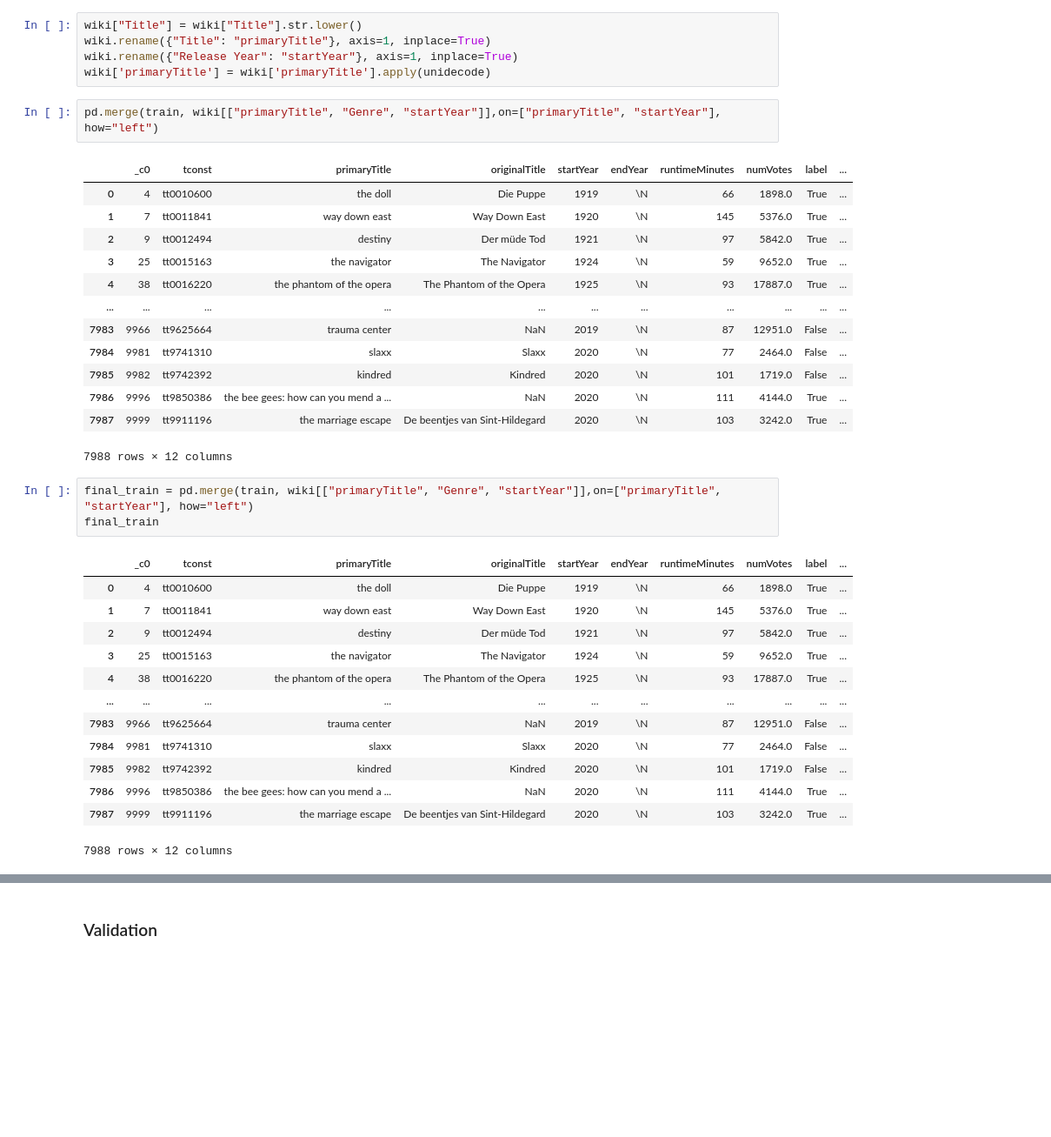
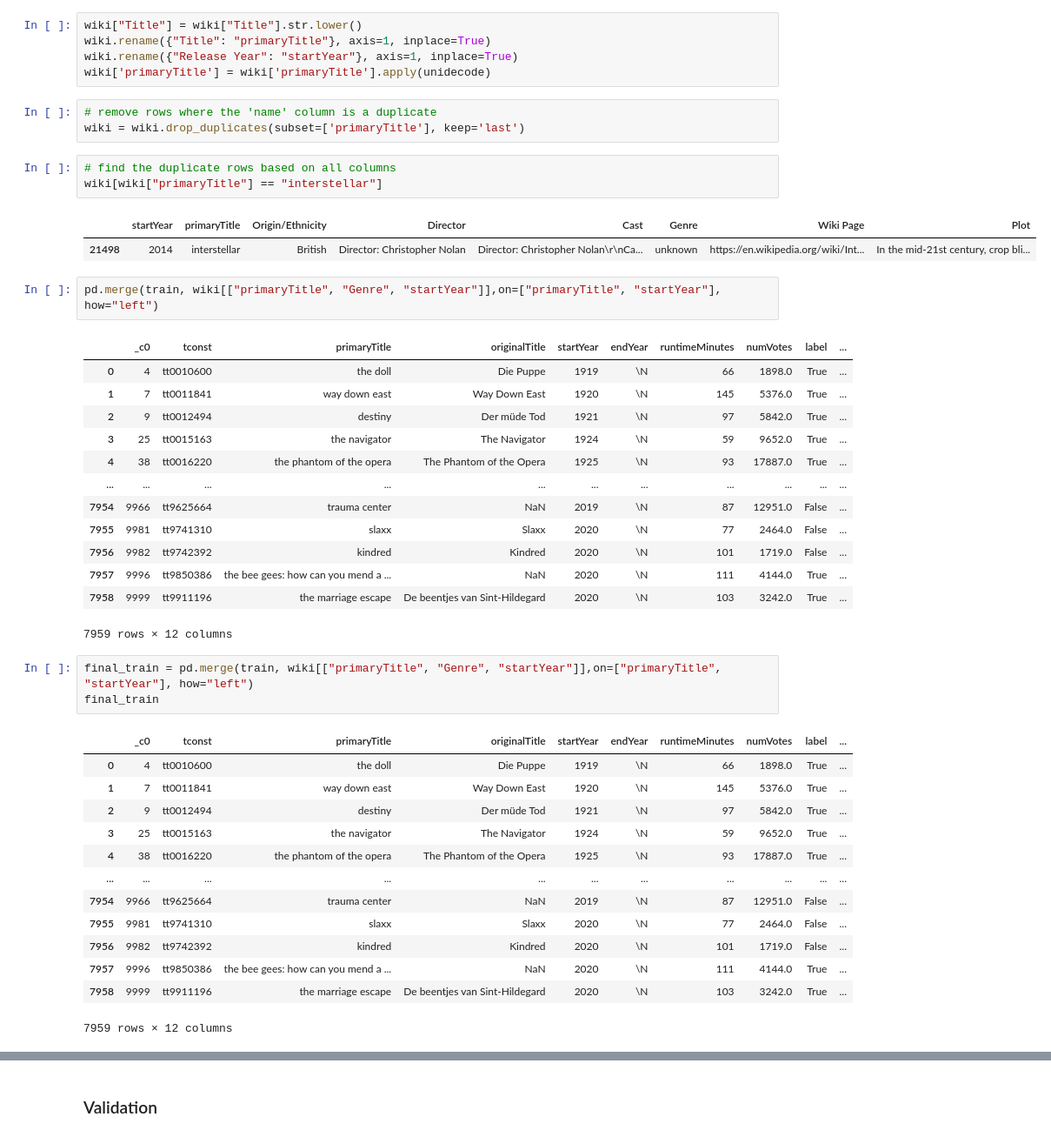
Before and after one commit to Matei9721/Big-Data-Project, a Jupyter notebook: notebooks/wikipedia.ipynb, the cells around one changed output, grey strips where cells are left out. Shown: that part at 87% size. Drawn from its saved outputs; the diff is of its cells as text; blank space fills up the shorter version.

Commit message:
feat: updated code and files to remove duplicates when concatenating with wikipedia dataset

```diff
--- a/notebooks/wikipedia.ipynb
+++ b/notebooks/wikipedia.ipynb
@@ -47,6 +47,15 @@ wiki["Title"] = wiki["Title"].str.lower()
 wiki.rename({"Title": "primaryTitle"}, axis=1, inplace=True)
 wiki.rename({"Release Year": "startYear"}, axis=1, inplace=True)
 wiki['primaryTitle'] = wiki['primaryTitle'].apply(unidecode)
+# %%
+# remove rows where the 'name' column is a duplicate
+wiki = wiki.drop_duplicates(subset=['primaryTitle'], keep='last')
+# %%
+# find the duplicate rows based on all columns
+wiki[wiki["primaryTitle"] == "interstellar"]
+# %% [output]
+|  | startYear | primaryTitle | Origin/Ethnicity | Director | Cast | Genre | Wiki Page | Plot |
+| 21498 | 2014 | interstellar | British | Director: Christopher Nolan | Director: Christopher Nolan\r\nCa... | unknown | https://en.wikipedia.org/wiki/Int... | In the mid-21st century, crop bli... |
 # %%
 pd.merge(train, wiki[["primaryTitle", "Genre", "startYear"]],on=["primaryTitle", "startYear"], how="left")
 # %% [output]
@@ -57,12 +66,12 @@ pd.merge(train, wiki[["primaryTitle", "Genre", "startYear"]],on=["primaryTitle",
 | 3 | 25 | tt0015163 | the navigator | The Navigator | 1924 | \N | 59 | 9652.0 | True | ... |
 | 4 | 38 | tt0016220 | the phantom of the opera | The Phantom of the Opera | 1925 | \N | 93 | 17887.0 | True | ... |
 | ... | ... | ... | ... | ... | ... | ... | ... | ... | ... | ... |
-| 7983 | 9966 | tt9625664 | trauma center | NaN | 2019 | \N | 87 | 12951.0 | False | ... |
-| 7984 | 9981 | tt9741310 | slaxx | Slaxx | 2020 | \N | 77 | 2464.0 | False | ... |
-| 7985 | 9982 | tt9742392 | kindred | Kindred | 2020 | \N | 101 | 1719.0 | False | ... |
-| 7986 | 9996 | tt9850386 | the bee gees: how can you mend a ... | NaN | 2020 | \N | 111 | 4144.0 | True | ... |
-| 7987 | 9999 | tt9911196 | the marriage escape | De beentjes van Sint-Hildegard | 2020 | \N | 103 | 3242.0 | True | ... |
+| 7954 | 9966 | tt9625664 | trauma center | NaN | 2019 | \N | 87 | 12951.0 | False | ... |
+| 7955 | 9981 | tt9741310 | slaxx | Slaxx | 2020 | \N | 77 | 2464.0 | False | ... |
+| 7956 | 9982 | tt9742392 | kindred | Kindred | 2020 | \N | 101 | 1719.0 | False | ... |
+| 7957 | 9996 | tt9850386 | the bee gees: how can you mend a ... | NaN | 2020 | \N | 111 | 4144.0 | True | ... |
+| 7958 | 9999 | tt9911196 | the marriage escape | De beentjes van Sint-Hildegard | 2020 | \N | 103 | 3242.0 | True | ... |
-7988 rows × 12 columns
+7959 rows × 12 columns
 # %%
 final_train = pd.merge(train, wiki[["primaryTitle", "Genre", "startYear"]],on=["primaryTitle", "startYear"], how="left")
 final_train
@@ -74,10 +83,10 @@ final_train
 | 3 | 25 | tt0015163 | the navigator | The Navigator | 1924 | \N | 59 | 9652.0 | True | ... |
 | 4 | 38 | tt0016220 | the phantom of the opera | The Phantom of the Opera | 1925 | \N | 93 | 17887.0 | True | ... |
 | ... | ... | ... | ... | ... | ... | ... | ... | ... | ... | ... |
-| 7983 | 9966 | tt9625664 | trauma center | NaN | 2019 | \N | 87 | 12951.0 | False | ... |
-| 7984 | 9981 | tt9741310 | slaxx | Slaxx | 2020 | \N | 77 | 2464.0 | False | ... |
-| 7985 | 9982 | tt9742392 | kindred | Kindred | 2020 | \N | 101 | 1719.0 | False | ... |
-| 7986 | 9996 | tt9850386 | the bee gees: how can you mend a ... | NaN | 2020 | \N | 111 | 4144.0 | True | ... |
-| 7987 | 9999 | tt9911196 | the marriage escape | De beentjes van Sint-Hildegard | 2020 | \N | 103 | 3242.0 | True | ... |
+| 7954 | 9966 | tt9625664 | trauma center | NaN | 2019 | \N | 87 | 12951.0 | False | ... |
+| 7955 | 9981 | tt9741310 | slaxx | Slaxx | 2020 | \N | 77 | 2464.0 | False | ... |
+| 7956 | 9982 | tt9742392 | kindred | Kindred | 2020 | \N | 101 | 1719.0 | False | ... |
+| 7957 | 9996 | tt9850386 | the bee gees: how can you mend a ... | NaN | 2020 | \N | 111 | 4144.0 | True | ... |
+| 7958 | 9999 | tt9911196 | the marriage escape | De beentjes van Sint-Hildegard | 2020 | \N | 103 | 3242.0 | True | ... |
-7988 rows × 12 columns
+7959 rows × 12 columns
 # %%
```
Also changed, not shown: parts of 8 cells of this notebook, 9 other files.
